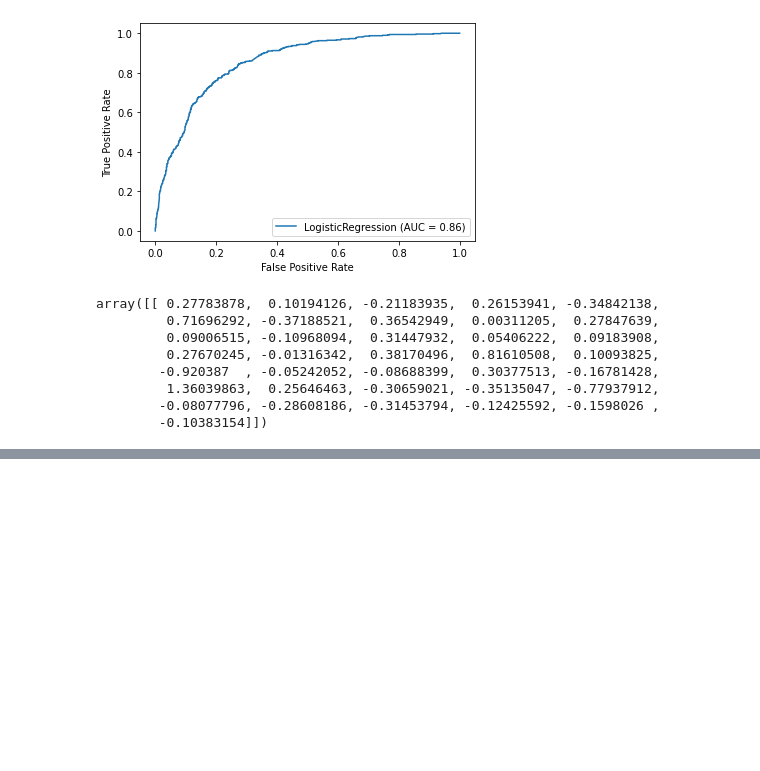
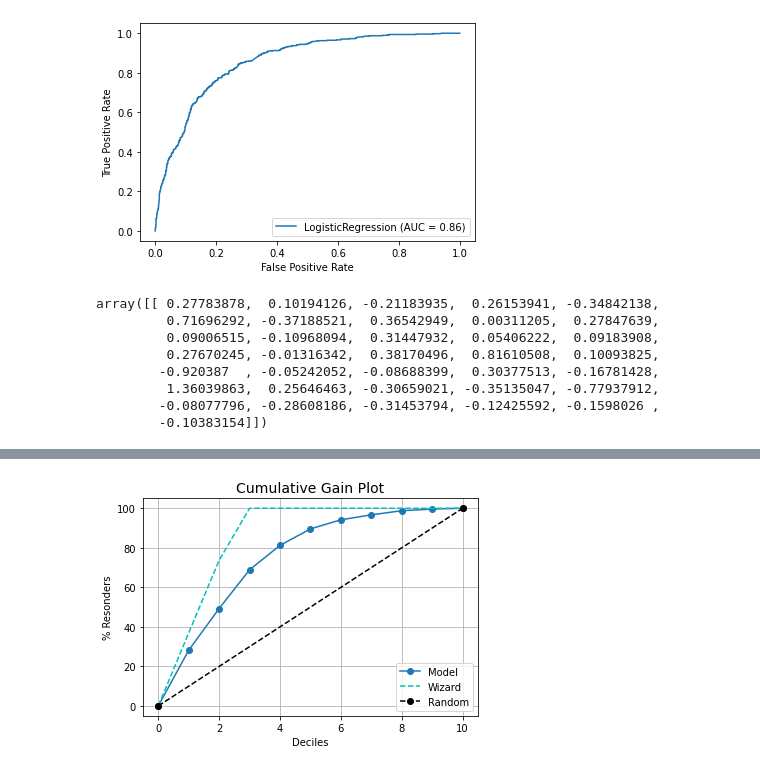
Before and after one commit to surajitdg/Churn_prediction_Telco, a Jupyter notebook: churn_prediction.ipynb, the cells around one changed output, grey strips where cells are left out. Cells and saved outputs as stored; diff of their text form; code cells hidden in the pictures; blank space fills up the shorter version.

```diff
--- a/churn_prediction.ipynb
+++ b/churn_prediction.ipynb
@@ -742,0 +761,8 @@ array([[ 0.27783878,  0.10194126, -0.21183935,  0.26153941, -0.34842138,
+# %%
+import kds
+predicted_probas = model.predict_proba(X_test)
+kds.metrics.plot_cumulative_gain(y_test, predicted_probas[:,1])
+# plot the gains chart
+plt.show()
+# %% [output]
+[figure, added]
```
Also changed, not shown: parts of 2 cells of this notebook.
